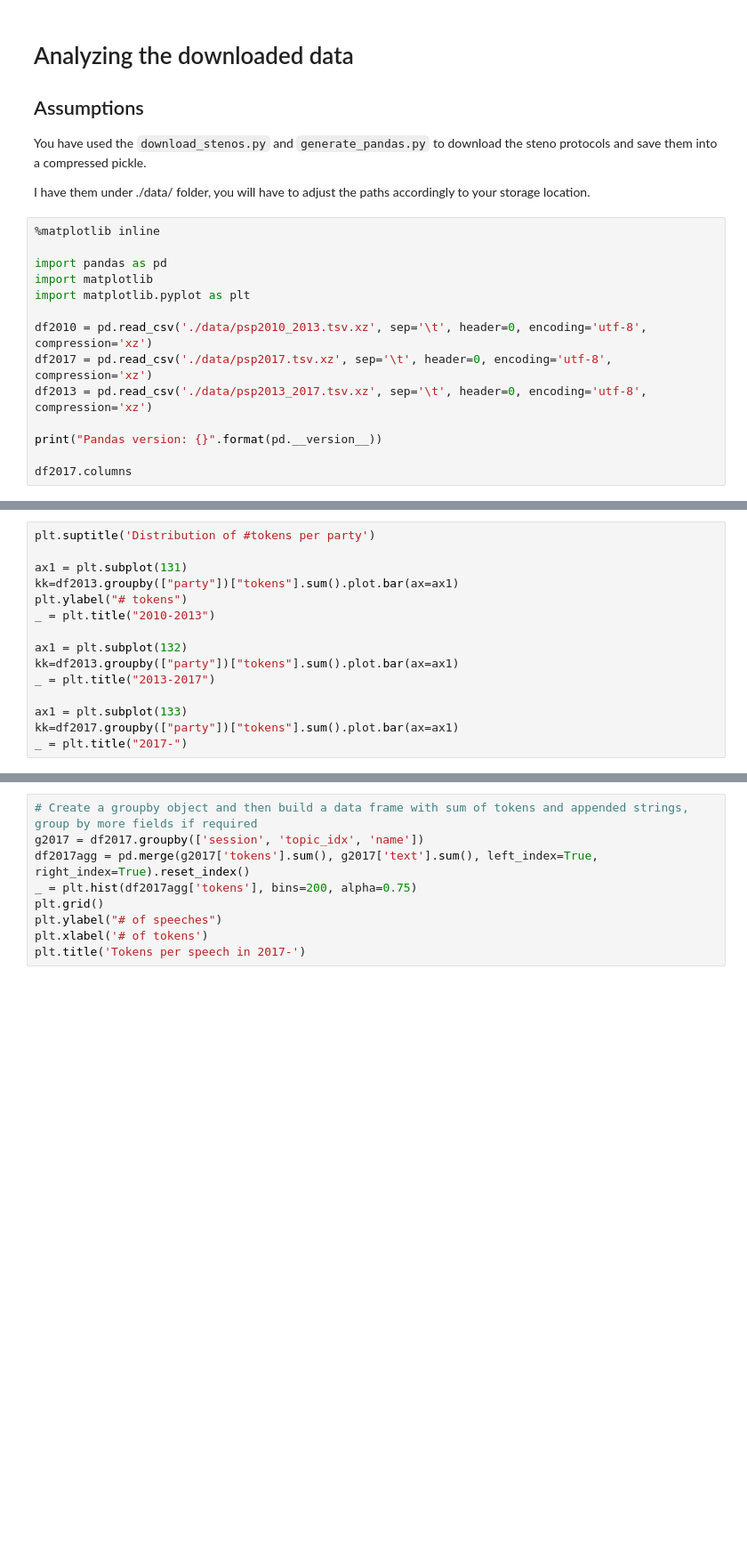
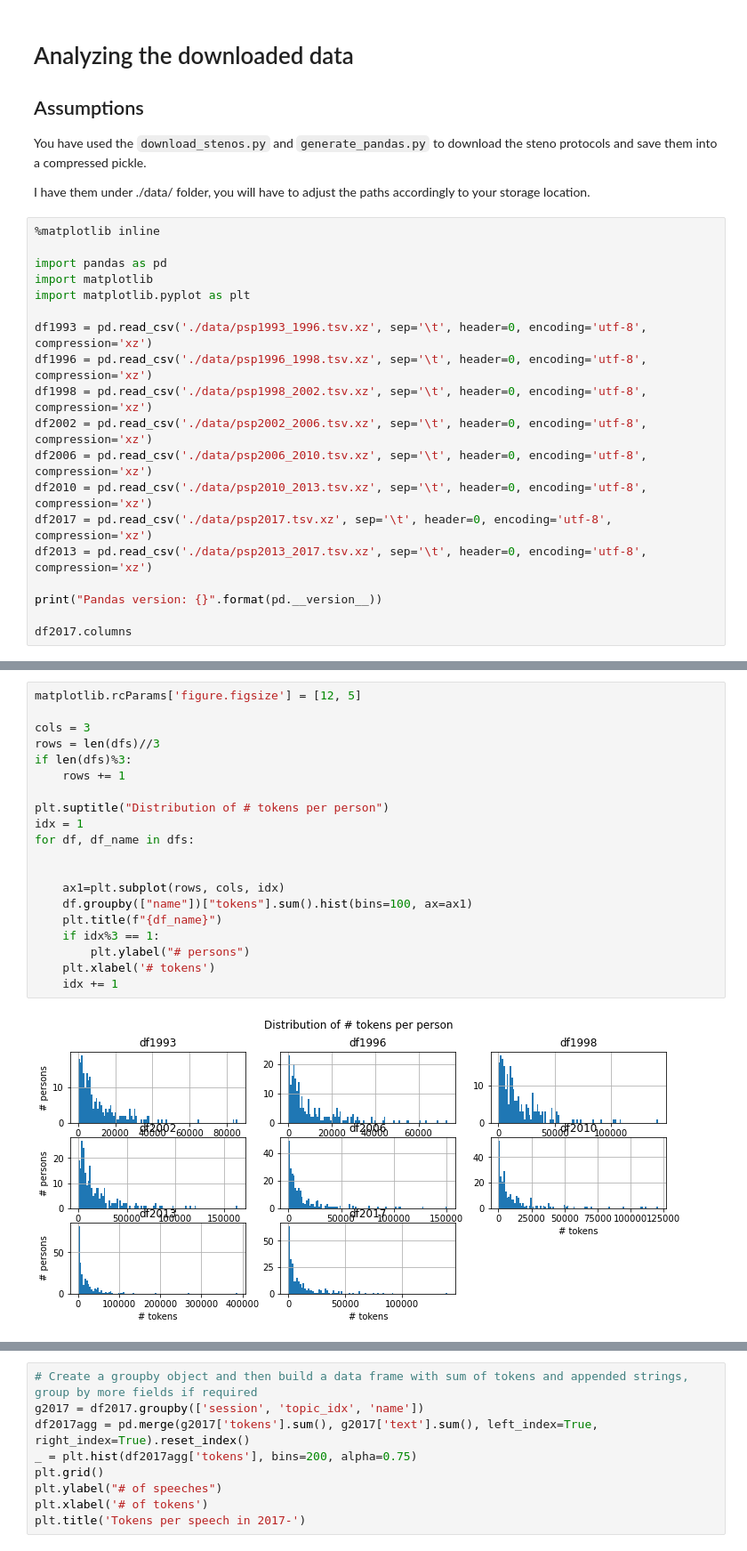
Before and after one commit to mbercas/psp_cz, a Jupyter notebook: 1_analysing_downloaded_data.ipynb, the cells around one changed output, grey strips where cells are left out. Shown at 89% size. Saved outputs shown, nothing was run; the diff lists cells and outputs as text; blank space fills up the shorter version.

Commit message:
Update notebook 1_ analyis of data to cover all datasets

```diff
--- a/1_analysing_downloaded_data.ipynb
+++ b/1_analysing_downloaded_data.ipynb
@@ -13,6 +13,11 @@ import pandas as pd
 import matplotlib
 import matplotlib.pyplot as plt
 
+df1993 = pd.read_csv('./data/psp1993_1996.tsv.xz', sep='\t', header=0, encoding='utf-8', compression='xz')
+df1996 = pd.read_csv('./data/psp1996_1998.tsv.xz', sep='\t', header=0, encoding='utf-8', compression='xz')
+df1998 = pd.read_csv('./data/psp1998_2002.tsv.xz', sep='\t', header=0, encoding='utf-8', compression='xz')
+df2002 = pd.read_csv('./data/psp2002_2006.tsv.xz', sep='\t', header=0, encoding='utf-8', compression='xz')
+df2006 = pd.read_csv('./data/psp2006_2010.tsv.xz', sep='\t', header=0, encoding='utf-8', compression='xz')
 df2010 = pd.read_csv('./data/psp2010_2013.tsv.xz', sep='\t', header=0, encoding='utf-8', compression='xz')
 df2017 = pd.read_csv('./data/psp2017.tsv.xz', sep='\t', header=0, encoding='utf-8', compression='xz')
 df2013 = pd.read_csv('./data/psp2013_2017.tsv.xz', sep='\t', header=0, encoding='utf-8', compression='xz')
@@ -209,15 +144,0 @@ _ = plt.title("2017-")
-# %%
-plt.suptitle('Distribution of #tokens per party')
-
-ax1 = plt.subplot(131)
-kk=df2013.groupby(["party"])["tokens"].sum().plot.bar(ax=ax1)
-plt.ylabel("# tokens")
-_ = plt.title("2010-2013")
-
-ax1 = plt.subplot(132)
-kk=df2013.groupby(["party"])["tokens"].sum().plot.bar(ax=ax1)
-_ = plt.title("2013-2017")
-
-ax1 = plt.subplot(133)
-kk=df2017.groupby(["party"])["tokens"].sum().plot.bar(ax=ax1)
-_ = plt.title("2017-")
@@ -225,0 +145,22 @@ _ = plt.title("2017-")
+# %%
+matplotlib.rcParams['figure.figsize'] = [12, 5]
+
+cols = 3
+rows = len(dfs)//3
+if len(dfs)%3:
+    rows += 1
+
+plt.suptitle("Distribution of # tokens per person")
+idx = 1
+for df, df_name in dfs:
+
+
+    ax1=plt.subplot(rows, cols, idx)
+    df.groupby(["name"])["tokens"].sum().hist(bins=100, ax=ax1)
+    plt.title(f"{df_name}")
+    if idx%3 == 1:
+        plt.ylabel("# persons")
+    plt.xlabel('# tokens')
+    idx += 1
+# %% [output]
+[figure, added]
```
Also changed, not shown: parts of 19 cells of this notebook.
